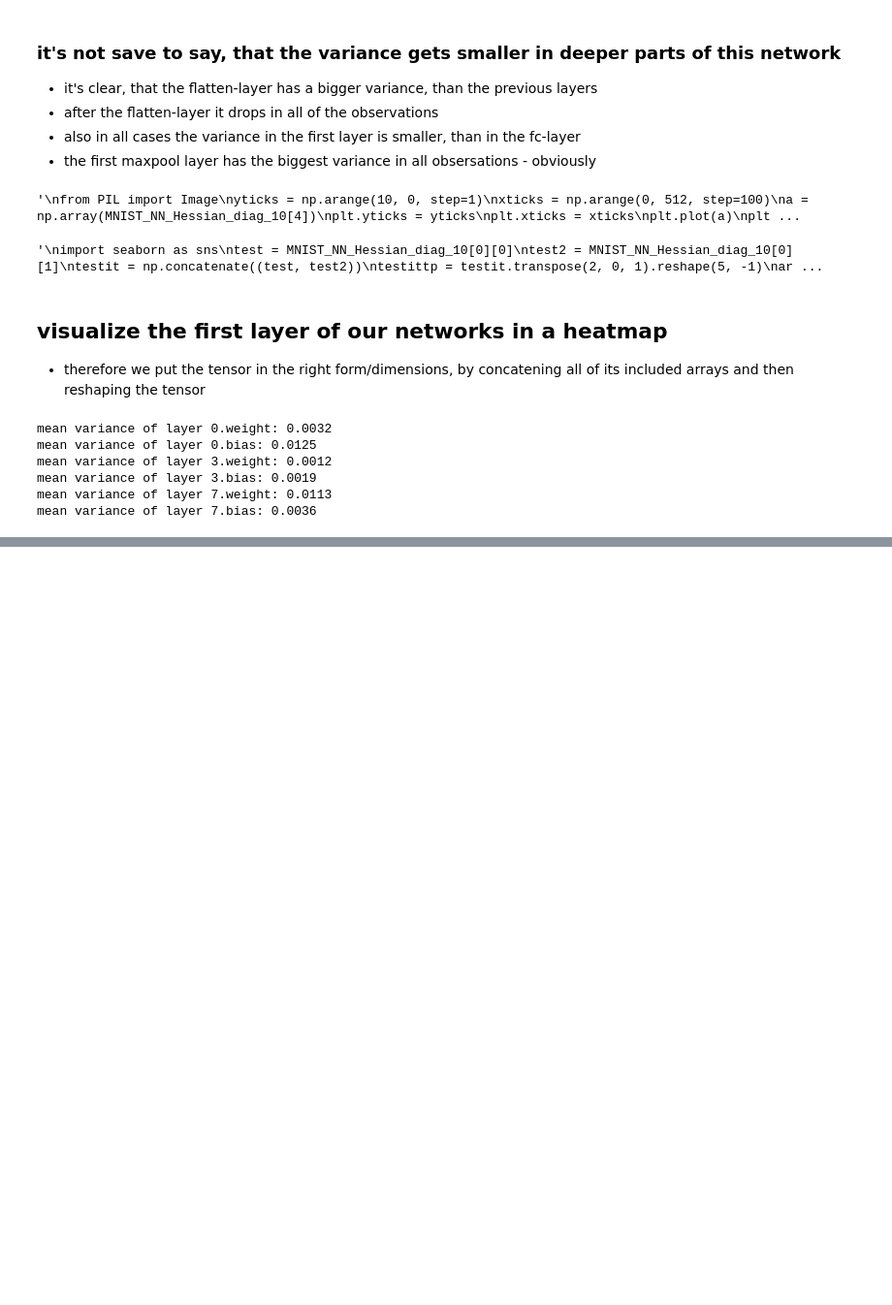
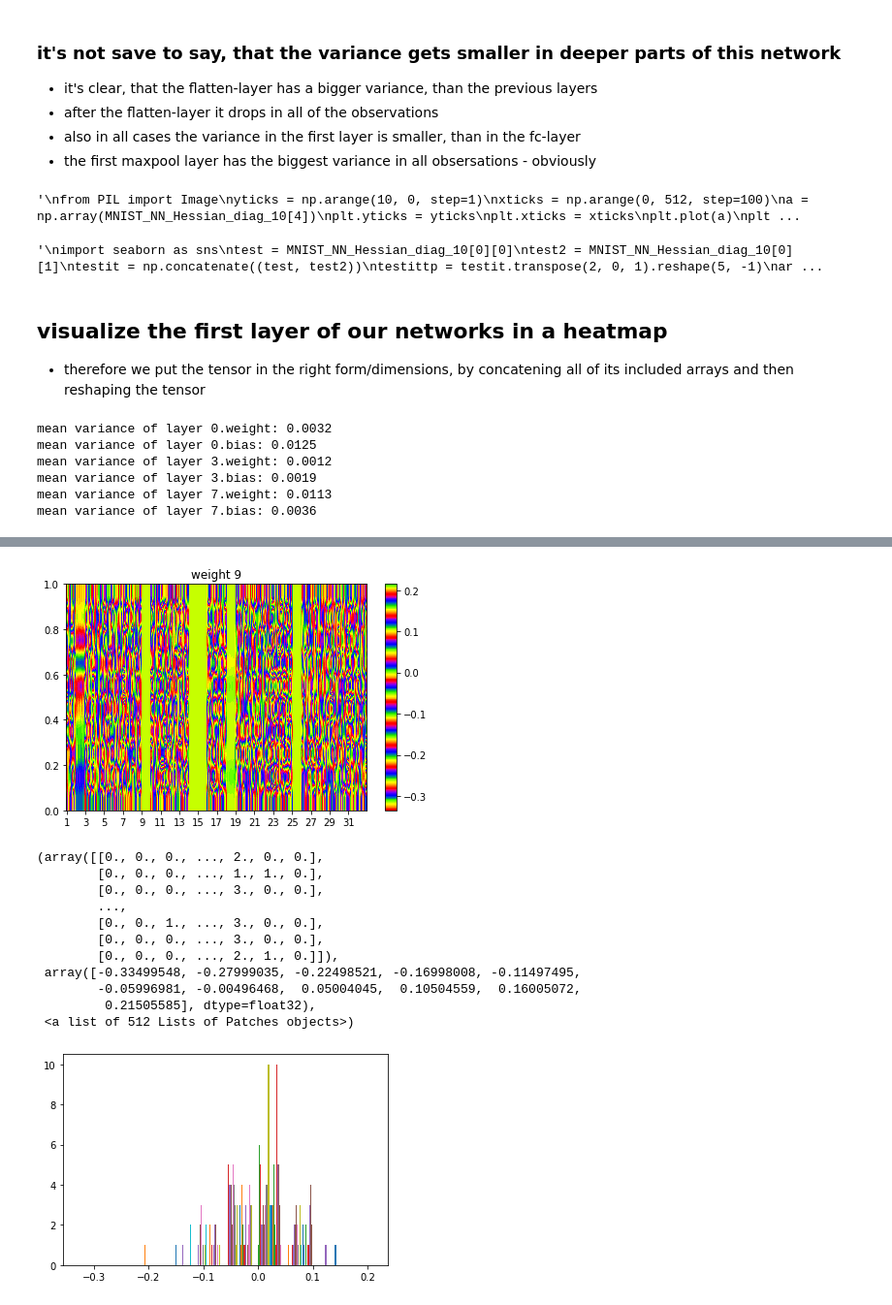
Before and after one commit to moreezee/BcThesisMK, a Jupyter notebook: Moritz_folder/different_seeds/precisionmeans_seed=9.ipynb, the cells around one changed output, grey strips where cells are left out. Shown: that part at 97% size. Saved outputs shown, nothing was run; the diff lists cells and outputs as text; code cells hidden in the pictures; blank space fills up the shorter version.

```diff
--- a/Moritz_folder/different_seeds/precisionmeans_seed=9.ipynb
+++ b/Moritz_folder/different_seeds/precisionmeans_seed=9.ipynb
@@ -381,0 +400,30 @@ for i in range(len(layer_split)):
+# %%
+for name, parameters in mnist_model.named_parameters():
+    if name == '7.weight':
+        a = parameters
+
+b = a.detach().numpy()
+
+plt.imshow(b, cmap='prism',extent=[0,512,0,1],  aspect='auto')
+ax = plt.gca()
+ax.set_xticks(np.arange(1, 512, 32));
+ax.set_xticklabels(np.arange(1, 32, 2));
+ax.set_title('weight {}'.format(s))
+plt.colorbar()
+plt.tight_layout()
+im = plt.show()
+plt.hist(b)
+# %% [output]
+[figure, added]
+(array([[0., 0., 0., ..., 2., 0., 0.],
+        [0., 0., 0., ..., 1., 1., 0.],
+        [0., 0., 0., ..., 3., 0., 0.],
+        ...,
+        [0., 0., 1., ..., 3., 0., 0.],
+        [0., 0., 0., ..., 3., 0., 0.],
+        [0., 0., 0., ..., 2., 1., 0.]]),
+ array([-0.33499548, -0.27999035, -0.22498521, -0.16998008, -0.11497495,
+        -0.05996981, -0.00496468,  0.05004045,  0.10504559,  0.16005072,
+         0.21505585], dtype=float32),
+ <a list of 512 Lists of Patches objects>)
+[figure, added]
```
Also changed, not shown: parts of 4 cells of this notebook, 3 other files.
